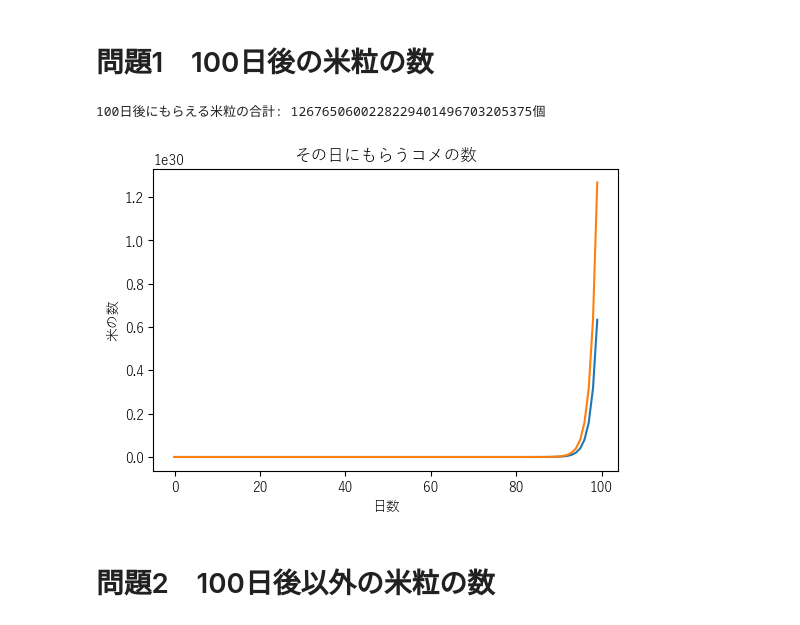
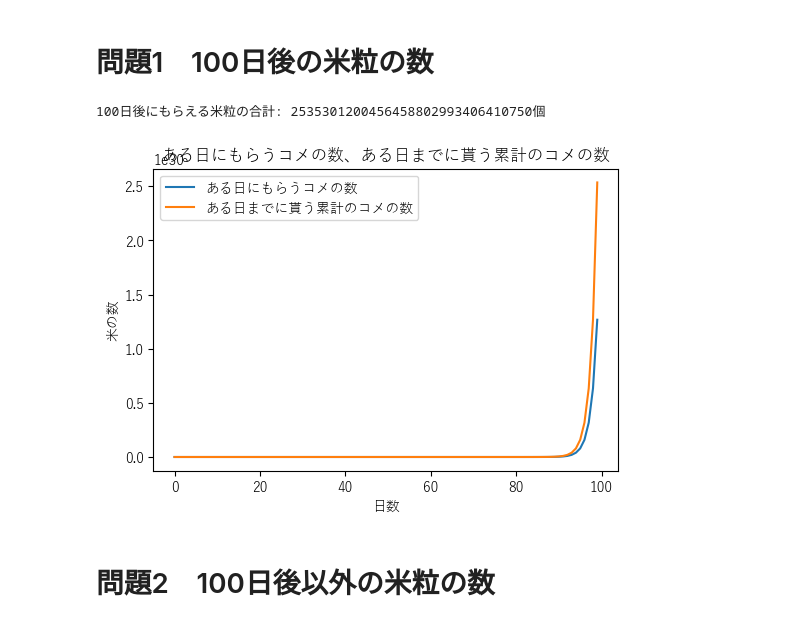
Before and after one commit to ykenkou001/diveintocode-ml, a Jupyter notebook: week1/week1_sorori.ipynb, the cells around one changed output. Saved outputs shown, nothing was run; the diff lists cells and outputs as text; code cells hidden in the pictures.

```diff
--- a/week1/week1_sorori.ipynb
+++ b/week1/week1_sorori.ipynb
@@ -6,40 +6,43 @@ kome = 1
 
 #ある日にもらう米の数のリスト
 list_n_grains = []
-list_n_grains.append(kome)
+# list_n_grains.append(kome)
 
 #　100日後
 n = 100
 #ある日までに累計で貰う米の数のリスト
 list_total_grains = []
-list_total_grains.append(kome)
+# list_total_grains.append(kome)
 
-for i in range(n - 1):
+for i in range(n):
     kome *= 2
     list_n_grains.append(kome)
     total = sum(list_n_grains)
     list_total_grains.append(total)
 
+# print(list_total_grains)
+# print(len(list_total_grains))
 print("{}日後にもらえる米粒の合計: {}個".format(n, list_total_grains[-1]))
 # %% [output]
-100日後にもらえる米粒の合計: 1267650600228229401496703205375個
+100日後にもらえる米粒の合計: 2535301200456458802993406410750個
 # %%
 from matplotlib import rcParams
 rcParams['font.family'] = 'sans-serif'
 rcParams['font.sans-serif'] = ['Hiragino Maru Gothic Pro', 'Yu Gothic', 'Meirio', 'Takao', 'IPAexGothic', 'IPAPGothic', 'Noto Sans CJK JP']
 
 import matplotlib.pyplot as plt
 %matplotlib inline
 
 plt.figure(dpi=100)
-plt.title("その日にもらうコメの数")
+plt.title("ある日にもらうコメの数、ある日までに貰う累計のコメの数")
 plt.xlabel("日数")
 plt.ylabel("米の数")
-plt.plot(list_n_grains)
-plt.plot(list_total_grains)
+plt.plot(list_n_grains, label='ある日にもらうコメの数')
+plt.plot(list_total_grains, label='ある日までに貰う累計のコメの数')
+plt.legend()
 plt.show()
 # %% [output]
-[figure, old version]
+[figure, new version]
 # %%
 # import matplotlib.pyplot as plt
 # %matplotlib inline
```
